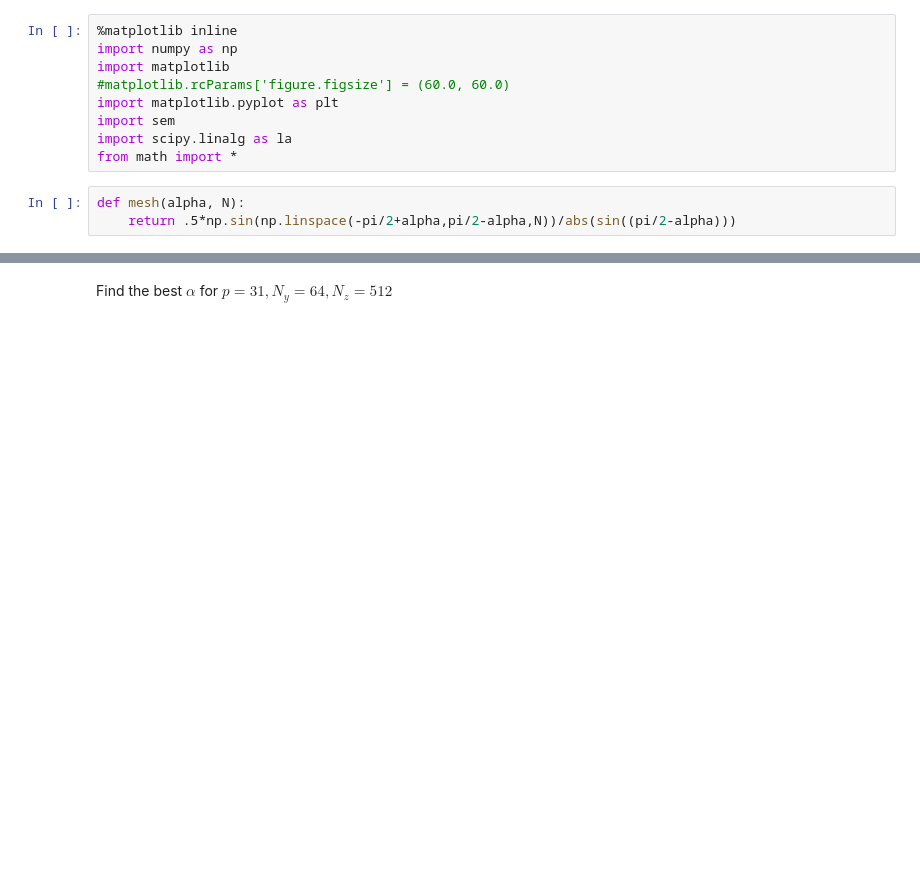
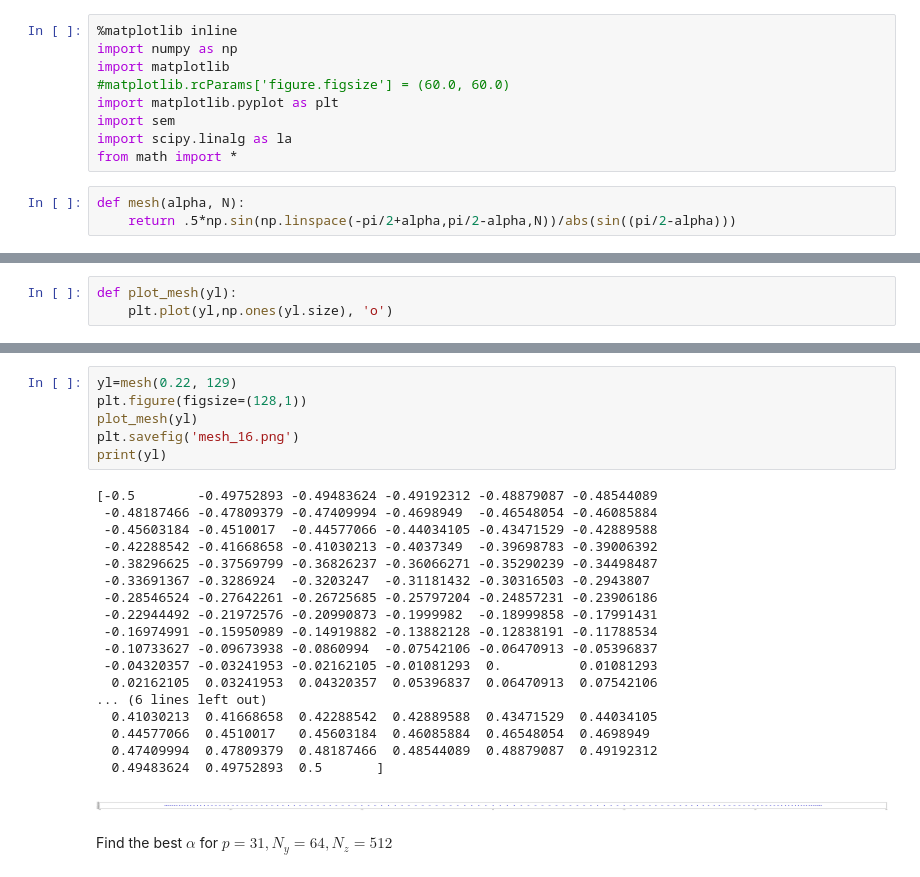
Before and after one commit to maxhutch/sem, a Jupyter notebook: Ducts.ipynb, the cells around one changed output, grey strips where cells are left out. Drawn from its saved outputs; the diff is of its cells as text; blank space fills up the shorter version.

```diff
--- a/Ducts.ipynb
+++ b/Ducts.ipynb
@@ -49,3 +50,6 @@ def plot_units(yms, y1s, y10s, zms, line=None):
     plt.legend()
     plt.xlabel('alpha')
     plt.ylabel('Wall units')
+# %%
+def plot_mesh(yl):
+    plt.plot(yl,np.ones(yl.size), 'o')
@@ -52,3 +155,28 @@ def plot_units(yms, y1s, y10s, zms, line=None):
+# %%
+yl=mesh(0.22, 129)
+plt.figure(figsize=(128,1))
+plot_mesh(yl)
+plt.savefig('mesh_16.png')
+print(yl)
+# %% [output]
+[-0.5        -0.49752893 -0.49483624 -0.49192312 -0.48879087 -0.48544089
+ -0.48187466 -0.47809379 -0.47409994 -0.4698949  -0.46548054 -0.46085884
+ -0.45603184 -0.4510017  -0.44577066 -0.44034105 -0.43471529 -0.42889588
+ -0.42288542 -0.41668658 -0.41030213 -0.4037349  -0.39698783 -0.39006392
+ -0.38296625 -0.37569799 -0.36826237 -0.36066271 -0.35290239 -0.34498487
+ -0.33691367 -0.3286924  -0.3203247  -0.31181432 -0.30316503 -0.2943807
+ -0.28546524 -0.27642261 -0.26725685 -0.25797204 -0.24857231 -0.23906186
+ -0.22944492 -0.21972576 -0.20990873 -0.1999982  -0.18999858 -0.17991431
+ -0.16974991 -0.15950989 -0.14919882 -0.13882128 -0.12838191 -0.11788534
+ -0.10733627 -0.09673938 -0.0860994  -0.07542106 -0.06470913 -0.05396837
+ -0.04320357 -0.03241953 -0.02162105 -0.01081293  0.          0.01081293
+  0.02162105  0.03241953  0.04320357  0.05396837  0.06470913  0.07542106
+... (6 lines left out)
+  0.41030213  0.41668658  0.42288542  0.42889588  0.43471529  0.44034105
+  0.44577066  0.4510017   0.45603184  0.46085884  0.46548054  0.4698949
+  0.47409994  0.47809379  0.48187466  0.48544089  0.48879087  0.49192312
+  0.49483624  0.49752893  0.5       ]
+[figure, added]
 # %% [markdown]
 Find the best $\alpha$ for $p = 31, N_y = 64, N_z = 512$
 # %%
```
Also changed, not shown: parts of 15 cells of this notebook, 2 other files.
